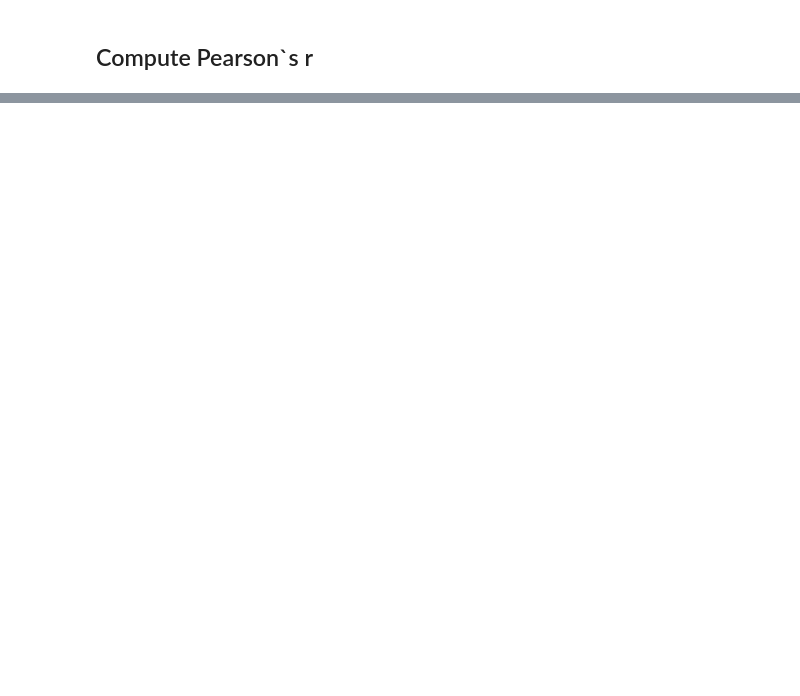
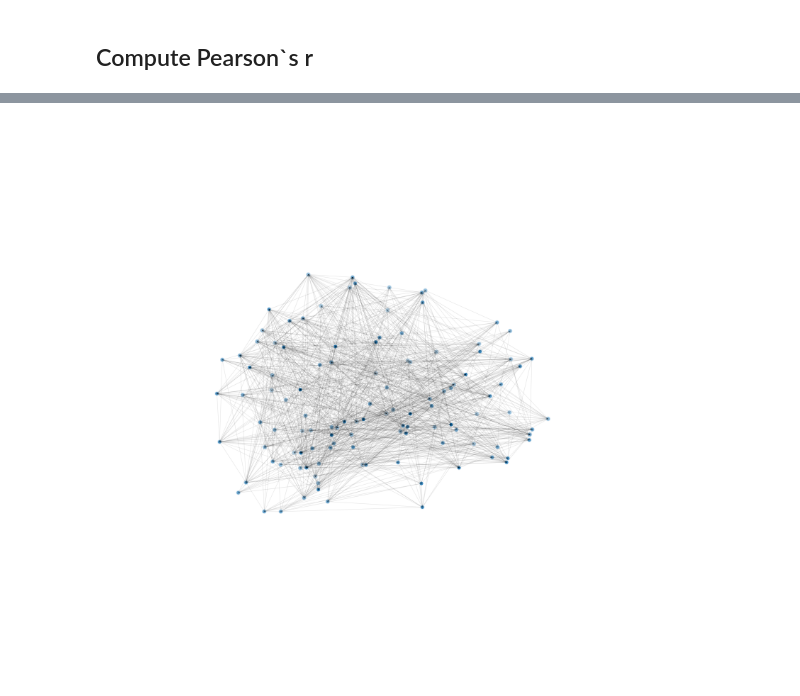
Before and after one commit to lukasbehammer/Clustering-of-HCP-Unrelated-100-Subjects-by-ROI-Correlations-in-Resting-State, a Jupyter notebook: Clustering of HCP Unrelated 100 Subjects by ROI-Correlations in Resting State.ipynb, the cells around one changed output, grey strips where cells are left out. Drawn from its saved outputs; the diff is of its cells as text; code cells hidden in the pictures; blank space fills up the shorter version.

```diff
--- a/Clustering of HCP Unrelated 100 Subjects by ROI-Correlations in Resting State.ipynb
+++ b/Clustering of HCP Unrelated 100 Subjects by ROI-Correlations in Resting State.ipynb
@@ -33,0 +102,13 @@ sns.heatmap(Rs[50], cmap='Spectral');
+# %%
+pos = all_centroids
+node_pos = pos
+edge_pos = np.array([(pos[u], pos[v]) for u, v in graph.edges])
+fig = plt.figure(figsize=(10, 10))
+ax = fig.add_subplot(projection='3d')
+ax.scatter3D(*node_pos.T, s=20, ec="w")
+for edge_num in np.arange(edge_pos.shape[0]):
+    ax.plot3D(xs=(edge_pos[edge_num, 0, 0], edge_pos[edge_num, 1, 0]), ys=(edge_pos[edge_num, 0, 1], edge_pos[edge_num, 1, 1]), zs=(edge_pos[edge_num, 0, 2], edge_pos[edge_num, 1, 2]), color="black", linewidth=all_weights[edge_num]*0.5, alpha=0.1)
+ax.view_init(15, 15)
+ax.set_axis_off()
+# %% [output]
+[figure, added]
```
Also changed, not shown: parts of 18 cells of this notebook, 1 other file.
